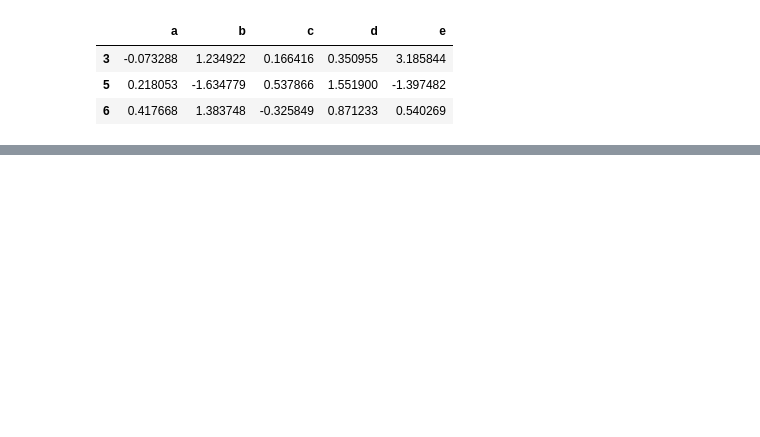
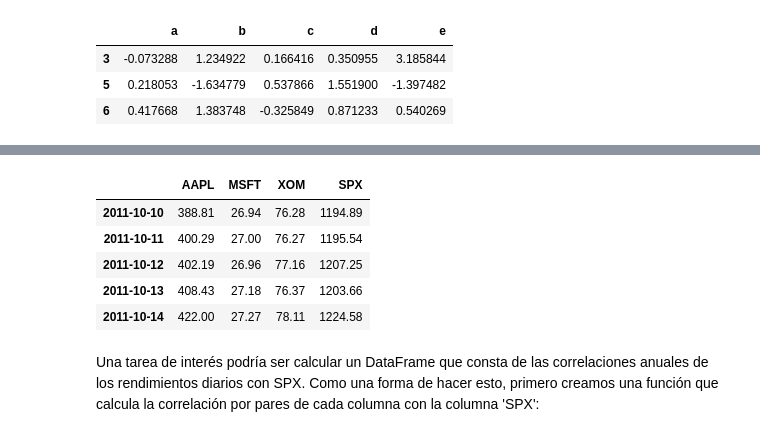
Before and after one commit to ri1965/DataScience, a Jupyter notebook: 6.Gestion_de_datos/Agregación_de_datos.ipynb, the cells around one changed output, grey strips where cells are left out. Drawn from its saved outputs; the diff is of its cells as text; code cells hidden in the pictures; blank space fills up the shorter version.

```diff
--- a/6.Gestion_de_datos/Agregación_de_datos.ipynb
+++ b/6.Gestion_de_datos/Agregación_de_datos.ipynb
@@ -137,0 +394,16 @@ people.groupby(len).sum()
+# %%
+close_px = pd.read_csv('https://raw.githubusercontent.com/al34n1x/DataScience/master/6.Gestion_de_datos/stocks.csv',
+                       parse_dates=True,index_col=0)
+close_px.info()
+# %%
+close_px[-5:]
+# %% [output]
+|  | AAPL | MSFT | XOM | SPX |
+| 2011-10-10 | 388.81 | 26.94 | 76.28 | 1194.89 |
+| 2011-10-11 | 400.29 | 27.00 | 76.27 | 1195.54 |
+| 2011-10-12 | 402.19 | 26.96 | 77.16 | 1207.25 |
+| 2011-10-13 | 408.43 | 27.18 | 76.37 | 1203.66 |
+| 2011-10-14 | 422.00 | 27.27 | 78.11 | 1224.58 |
+# %% [markdown]
+Una tarea de interés podría ser calcular un DataFrame que consta de las correlaciones anuales de los rendimientos diarios con SPX.
+Como una forma de hacer esto, primero creamos una función que calcula la correlación por pares de cada columna con la columna 'SPX':
```
Also changed, not shown: parts of 86 cells of this notebook.
